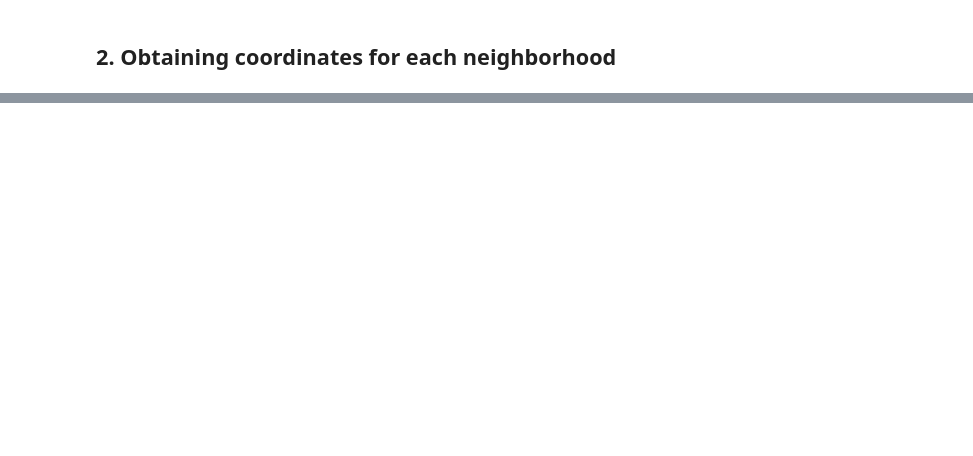
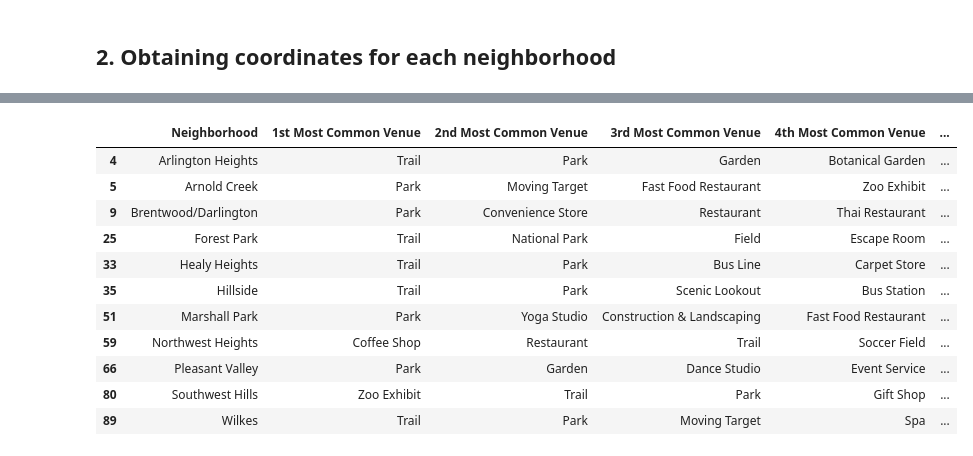
Before and after one commit to escalante-cr/Using_K_Means_to_cluster_neighborhood_data_for_a_landscaping_startup, a Jupyter notebook: Capstone_notebook.ipynb, the cells around one changed output, grey strips where cells are left out. Saved outputs shown, nothing was run; the diff lists cells and outputs as text; code cells hidden in the pictures; blank space fills up the shorter version.

```diff
--- a/Capstone_notebook.ipynb
+++ b/Capstone_notebook.ipynb
@@ -150,0 +626,16 @@ AttributeError: 'NoneType' object has no attribute 'append'
+# %%
+df = portland_merged.loc[portland_merged['Cluster Labels'] == 0, portland_merged.columns[[0] + list(range(4, portland_merged.shape[1]))]]
+df
+# %% [output]
+|  | Neighborhood | 1st Most Common Venue | 2nd Most Common Venue | 3rd Most Common Venue | 4th Most Common Venue | ... |
+| 4 | Arlington Heights | Trail | Park | Garden | Botanical Garden | ... |
+| 5 | Arnold Creek | Park | Moving Target | Fast Food Restaurant | Zoo Exhibit | ... |
+| 9 | Brentwood/Darlington | Park | Convenience Store | Restaurant | Thai Restaurant | ... |
+| 25 | Forest Park | Trail | National Park | Field | Escape Room | ... |
+| 33 | Healy Heights | Trail | Park | Bus Line | Carpet Store | ... |
+| 35 | Hillside | Trail | Park | Scenic Lookout | Bus Station | ... |
+| 51 | Marshall Park | Park | Yoga Studio | Construction & Landscaping | Fast Food Restaurant | ... |
+| 59 | Northwest Heights | Coffee Shop | Restaurant | Trail | Soccer Field | ... |
+| 66 | Pleasant Valley | Park | Garden | Dance Studio | Event Service | ... |
+| 80 | Southwest Hills | Zoo Exhibit | Trail | Park | Gift Shop | ... |
+| 89 | Wilkes | Trail | Park | Moving Target | Spa | ... |
```
Also changed, not shown: parts of 65 cells of this notebook.
